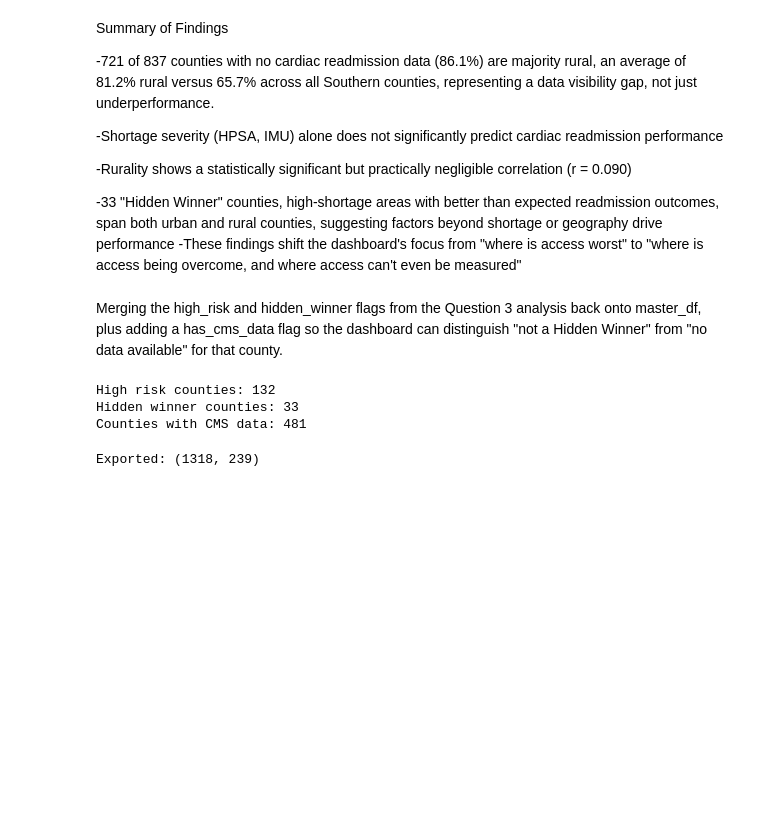
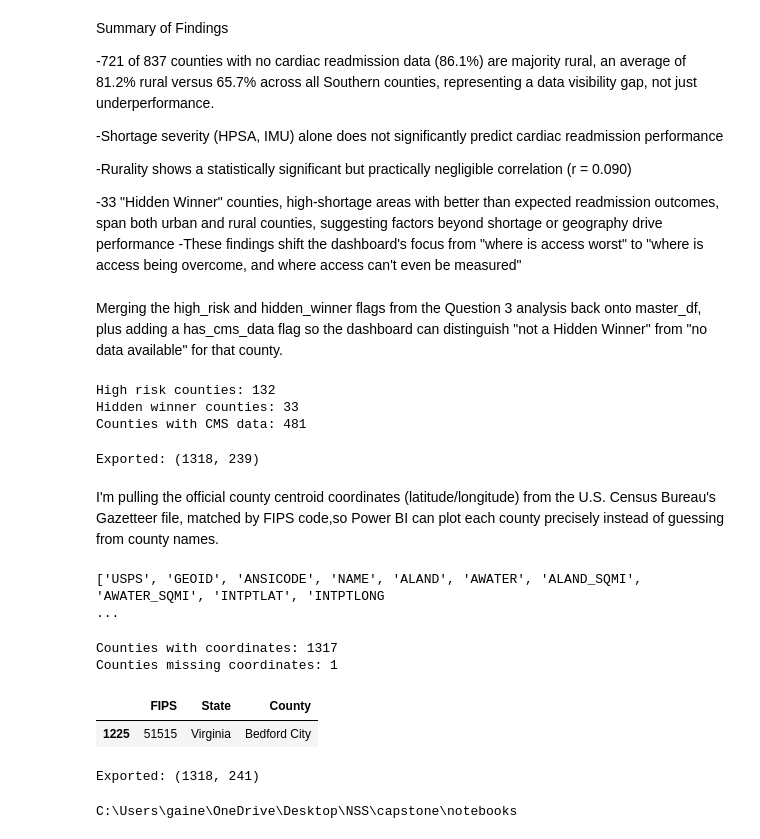
Before and after one commit to Gaines3a/capstone, a Jupyter notebook: notebooks/Amber_Gaines_Cardiac_Capstone.ipynb, the cells around one changed output. Drawn from its saved outputs; the diff is of its cells as text; code cells hidden in the pictures; blank space fills up the shorter version.

Commit message:
push powerBI

```diff
--- a/notebooks/Amber_Gaines_Cardiac_Capstone.ipynb
+++ b/notebooks/Amber_Gaines_Cardiac_Capstone.ipynb
@@ -948,3 +948,59 @@ master_df.to_csv('../data/master_df_dashboard.csv', index=False)
 print("Exported:", master_df.shape)
 # %% [output]
 Exported: (1318, 239)
+# %% [markdown]
+I'm pulling the official county centroid coordinates (latitude/longitude) from the U.S. Census Bureau's Gazetteer file, matched by FIPS code,so Power BI can plot each county precisely instead of guessing from county names.
+# %%
+import pandas as pd
+
+gaz_url = "https://www2.census.gov/geo/docs/maps-data/data/gazetteer/2023_Gazetteer/2023_Gaz_counties_national.zip"
+
+
+county_coords = pd.read_csv(gaz_url, sep='\t', dtype={'GEOID': str})
+
+
+print(county_coords.columns.tolist())
+# %% [output]
+['USPS', 'GEOID', 'ANSICODE', 'NAME', 'ALAND', 'AWATER', 'ALAND_SQMI', 'AWATER_SQMI', 'INTPTLAT', 'INTPTLONG                                                                                             ...
+# %%
+import pandas as pd
+
+gaz_url = "https://www2.census.gov/geo/docs/maps-data/data/gazetteer/2023_Gazetteer/2023_Gaz_counties_national.zip"
+
+county_coords = pd.read_csv(gaz_url, sep='\t', dtype={'GEOID': str})
+
+county_coords.columns = county_coords.columns.str.strip()
+
+county_coords = county_coords[['GEOID', 'INTPTLAT', 'INTPTLONG']]
+
+county_coords = county_coords.rename(columns={
+    'GEOID': 'FIPS',
+    'INTPTLAT': 'latitude',
+    'INTPTLONG': 'longitude'
+})
+
+county_coords['FIPS'] = county_coords['FIPS'].str.strip()
+master_df['FIPS'] = master_df['FIPS'].astype(str).str.zfill(5)
+
+master_df = master_df.merge(county_coords, on='FIPS', how='left')
+
+print("Counties with coordinates:", master_df['latitude'].notna().sum())
+print("Counties missing coordinates:", master_df['latitude'].isna().sum())
+# %% [output]
+Counties with coordinates: 1317
+Counties missing coordinates: 1
+# %%
+master_df[master_df['latitude'].isna()][['FIPS', 'State', 'County']]
+# %% [output]
+|  | FIPS | State | County |
+| 1225 | 51515 | Virginia | Bedford City |
+# %%
+master_df.to_csv('../data/master_df_dashboard.csv', index=False)
+print("Exported:", master_df.shape)
+# %% [output]
+Exported: (1318, 241)
+# %%
+import os
+print(os.getcwd())
+# %% [output]
+C:\Users\gaine\OneDrive\Desktop\NSS\capstone\notebooks
```
Also changed, not shown: 6 other files.
